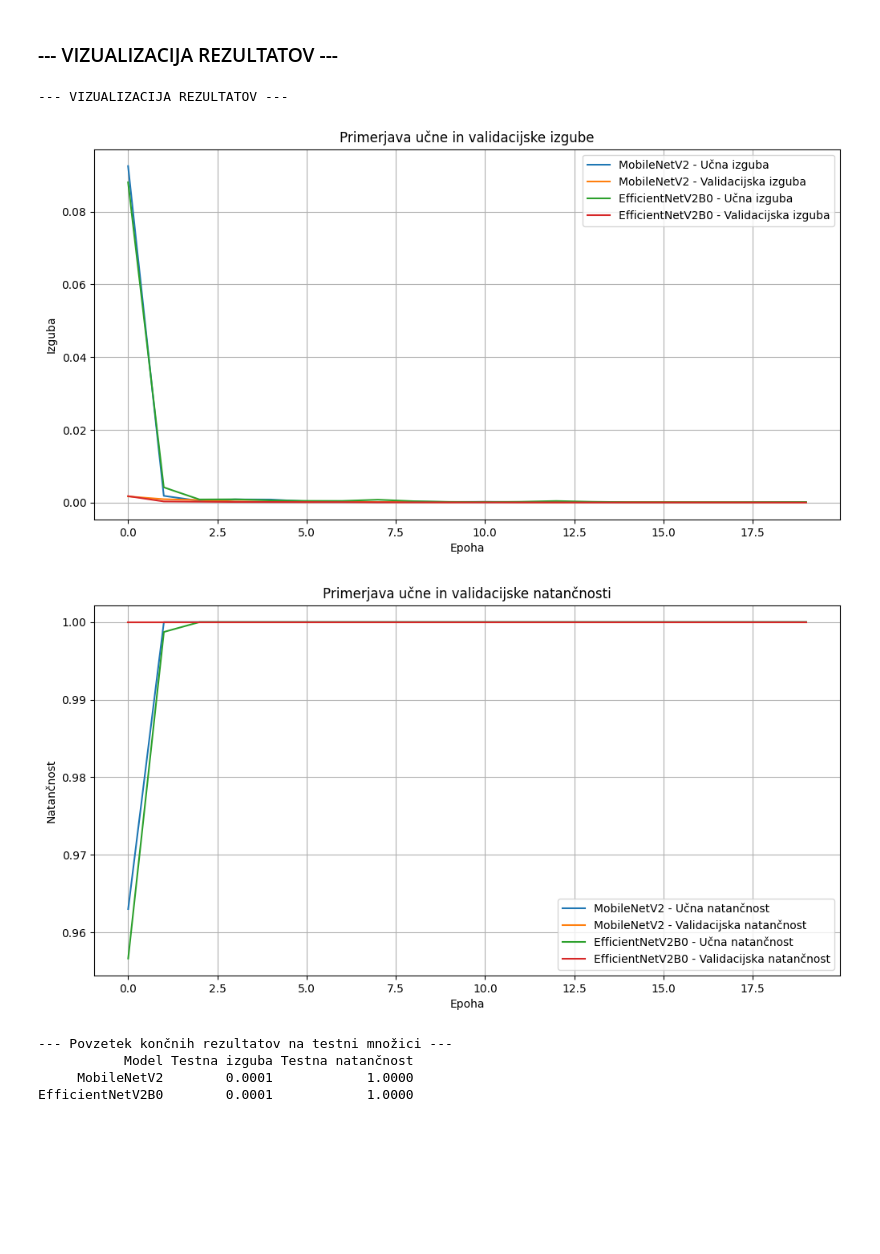
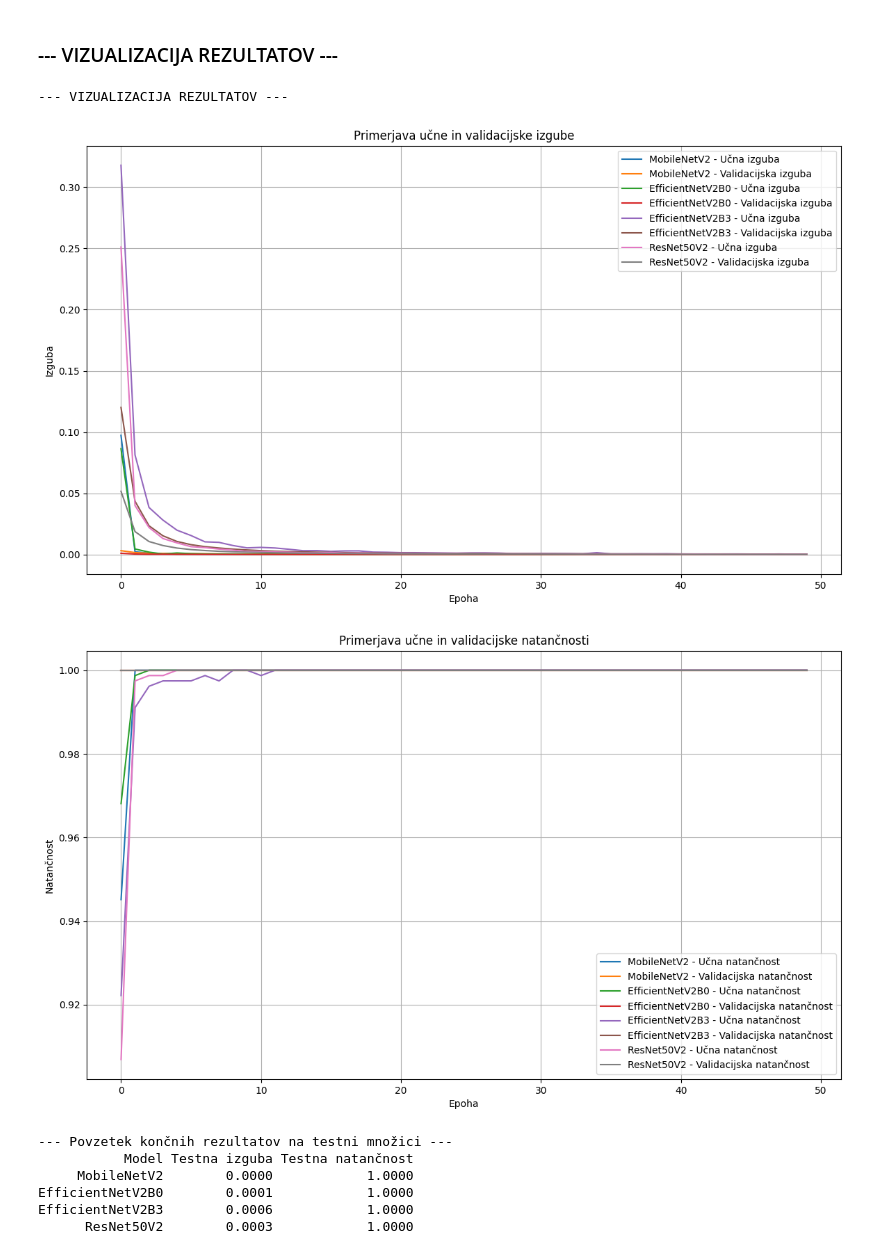
Before and after one commit to Pametnik-Paketnik/paketnik-face-auth-research-model, a Jupyter notebook: notebooks/model_training.ipynb, the cells around one changed output. Drawn from its saved outputs; the diff is of its cells as text; code cells hidden in the pictures; blank space fills up the shorter version.

Commit message:
KAN-8 added ResNet50V2 & EfficientNetV2S training models

```diff
--- a/notebooks/model_training.ipynb
+++ b/notebooks/model_training.ipynb
@@ -30,7 +31,7 @@ Num GPUs Available: 1
 IMG_SIZE = (224, 224) # Velikost slik za model
 NUM_CLASSES = 1       # 1 izhodni nevron za binarno klasifikacijo (sigmoid)
 BATCH_SIZE = 32       # Velikost serije za treniranje
-NUM_EPOCHS = 20       # Število epoh (začni z majhnim, EarlyStopping bo pomagal)
+NUM_EPOCHS = 50       # Število epoh (začni z majhnim, EarlyStopping bo pomagal)
 # %%
 # --- FUNKCIJA ZA NALAGANJE IN PREDPROCESIRANJE SLIK ---
 def load_and_preprocess_image(image_path, label):
@@ -94,6 +95,7 @@ test_dataset = test_dataset.prefetch(tf.data.AUTOTUNE)
 # %% [markdown]
 ### --- GRADNJA IN TREINIRANJE MODELA 1: MobileNetV2 ---
 # %%
+print("\n--- GRADNJA IN TREINIRANJE MODELA: MobileNetV2 ---")
 try:
     # 1. Naložitev osnovnega modela (MobileNetV2)
     # include_top=False: odstranimo klasifikacijsko glavo
@@ -113,7 +115,7 @@ try:
 
     x_mobilenet = base_model_mobilenet(x_mobilenet)
     x_mobilenet = tf.keras.layers.GlobalAveragePooling2D()(x_mobilenet)
-    x_mobilenet = tf.keras.layers.Dense(128, activation='relu')(x_mobilenet)
+    x_mobilenet = tf.keras.layers.Dense(128, activation='gelu')(x_mobilenet)
     x_mobilenet = tf.keras.layers.Dropout(0.2)(x_mobilenet)
     outputs_mobilenet = tf.keras.layers.Dense(NUM_CLASSES, activation='sigmoid')(x_mobilenet)
 
@@ -128,7 +130,7 @@ try:
 
     # 4. Callbacki za treniranje
     callbacks_mobilenet = [
-        EarlyStopping(monitor='val_loss', patience=5, restore_best_weights=True),
+        EarlyStopping(monitor='val_loss', patience=7, restore_best_weights=True),
         # ModelCheckpoint(filepath='best_mobilenet_model.keras', monitor='val_loss', save_best_only=True)
     ]
 
@@ -192,7 +195,8 @@ print("\n--- GRADNJA IN TREINIRANJE MODELA: EfficientNetV2B0 ---")
 try:
     # 1. Naložitev osnovnega modela (EfficientNetV2B0)
     # include_preprocessing=True (privzeto) pomeni, da model sam obdela [0, 255] vhode
-    base_model_efficientnet = tf.keras.applications.EfficientNetV2B0(
+    # Namesto EfficientNetV2B0 poskusi:
+    base_model_efficientnet = tf.keras.applications.EfficientNetV2B1( # ali B2, B3
         input_shape=IMG_SIZE + (3,),
         include_top=False,
         weights='imagenet'
@@ -219,7 +223,7 @@ try:
 
     # 4. Callbacki za treniranje
     callbacks_efficientnet = [
-        EarlyStopping(monitor='val_loss', patience=5, restore_best_weights=True),
+        EarlyStopping(monitor='val_loss', patience=7, restore_best_weights=True),
         # ModelCheckpoint(filepath='best_efficientnet_model.keras', monitor='val_loss', save_best_only=True)
     ]
 
@@ -311,51 +535,68 @@ EfficientNetV2B0 - Testna izguba: 0.0001, Testna natančnost: 1.0000
 # %%
 print("\n--- VIZUALIZACIJA REZULTATOV ---")
 
-if history_mobilenet is not None and history_efficientnet is not None:
+# Preverimo, ali so vsi potrebni objekti 'history' na voljo za risanje grafov
+if (history_mobilenet is not None and history_efficientnet is not None and
+    history_efficientnet_b3 is not None and history_resnet50v2 is not None):
+
     # Graf izgube (Loss)
-    plt.figure(figsize=(12, 6))
+    plt.figure(figsize=(14, 8)) # Povečana velikost grafa
     plt.plot(history_mobilenet.history['loss'], label='MobileNetV2 - Učna izguba')
     plt.plot(history_mobilenet.history['val_loss'], label='MobileNetV2 - Validacijska izguba')
     plt.plot(history_efficientnet.history['loss'], label='EfficientNetV2B0 - Učna izguba')
     plt.plot(history_efficientnet.history['val_loss'], label='EfficientNetV2B0 - Validacijska izguba')
+    plt.plot(history_efficientnet_b3.history['loss'], label='EfficientNetV2B3 - Učna izguba') # NOV
+    plt.plot(history_efficientnet_b3.history['val_loss'], label='EfficientNetV2B3 - Validacijska izguba') # NOV
+    plt.plot(history_resnet50v2.history['loss'], label='ResNet50V2 - Učna izguba') # NOV
+    plt.plot(history_resnet50v2.history['val_loss'], label='ResNet50V2 - Validacijska izguba') # NOV
     plt.title('Primerjava učne in validacijske izgube')
     plt.xlabel('Epoha')
     plt.ylabel('Izguba')
     plt.legend()
     plt.grid(True)
     plt.show()
 
     # Graf natančnosti (Accuracy)
-    plt.figure(figsize=(12, 6))
+    plt.figure(figsize=(14, 8)) # Povečana velikost grafa
     plt.plot(history_mobilenet.history['accuracy'], label='MobileNetV2 - Učna natančnost')
     plt.plot(history_mobilenet.history['val_accuracy'], label='MobileNetV2 - Validacijska natančnost')
     plt.plot(history_efficientnet.history['accuracy'], label='EfficientNetV2B0 - Učna natančnost')
     plt.plot(history_efficientnet.history['val_accuracy'], label='EfficientNetV2B0 - Validacijska natančnost')
+    plt.plot(history_efficientnet_b3.history['accuracy'], label='EfficientNetV2B3 - Učna natančnost') # NOV
+    plt.plot(history_efficientnet_b3.history['val_accuracy'], label='EfficientNetV2B3 - Validacijska natančnost') # NOV
+    plt.plot(history_resnet50v2.history['accuracy'], label='ResNet50V2 - Učna natančnost') # NOV
+    plt.plot(history_resnet50v2.history['val_accuracy'], label='ResNet50V2 - Validacijska natančnost') # NOV
     plt.title('Primerjava učne in validacijske natančnosti')
     plt.xlabel('Epoha')
     plt.ylabel('Natančnost')
     plt.legend()
     plt.grid(True)
     plt.show()
 
     # Tabela končnih rezultatov
     print("\n--- Povzetek končnih rezultatov na testni množici ---")
     results = pd.DataFrame({
-        'Model': ['MobileNetV2', 'EfficientNetV2B0'],
+        'Model': ['MobileNetV2', 'EfficientNetV2B0', 'EfficientNetV2B3', 'ResNet50V2'], # Posodobljeni modeli
         'Testna izguba': [f'{loss_mobilenet:.4f}' if loss_mobilenet is not None else 'N/A',
-                         f'{loss_efficientnet:.4f}' if loss_efficientnet is not None else 'N/A'],
+                         f'{loss_efficientnet:.4f}' if loss_efficientnet is not None else 'N/A',
+                         f'{loss_efficientnet_b3:.4f}' if loss_efficientnet_b3 is not None else 'N/A', # NOV
+                         f'{loss_resnet50v2:.4f}' if loss_resnet50v2 is not None else 'N/A'], # NOV
         'Testna natančnost': [f'{acc_mobilenet:.4f}' if acc_mobilenet is not None else 'N/A',
-                             f'{acc_efficientnet:.4f}' if acc_efficientnet is not None else 'N/A']
+                              f'{acc_efficientnet:.4f}' if acc_efficientnet is not None else 'N/A',
+                              f'{acc_efficientnet_b3:.4f}' if acc_efficientnet_b3 is not None else 'N/A', # NOV
+                              f'{acc_resnet50v2:.4f}' if acc_resnet50v2 is not None else 'N/A'] # NOV
     })
     print(results.to_string(index=False))
 
 else:
     print("\nVizualizacija in povzetek nista mogoča, ker vsaj en model ni bil uspešno treniran.")
 # %% [output]
 --- VIZUALIZACIJA REZULTATOV ---
-[figure, old version]
+[figure, new version]
-[figure, old version]
+[figure, new version]
 --- Povzetek končnih rezultatov na testni množici ---
            Model Testna izguba Testna natančnost
-     MobileNetV2        0.0001            1.0000
+     MobileNetV2        0.0000            1.0000
 EfficientNetV2B0        0.0001            1.0000
+EfficientNetV2B3        0.0006            1.0000
+      ResNet50V2        0.0003            1.0000
```
Also changed, not shown: parts of 10 cells of this notebook.
